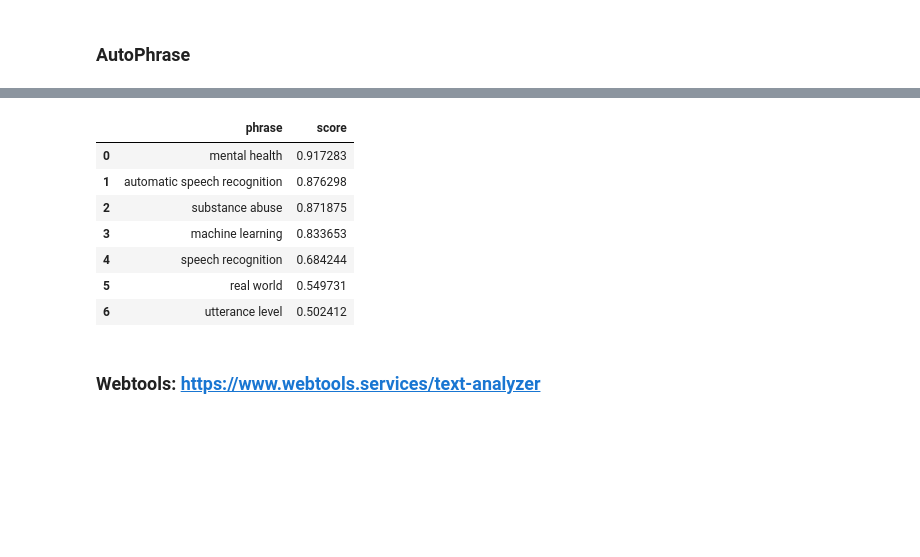
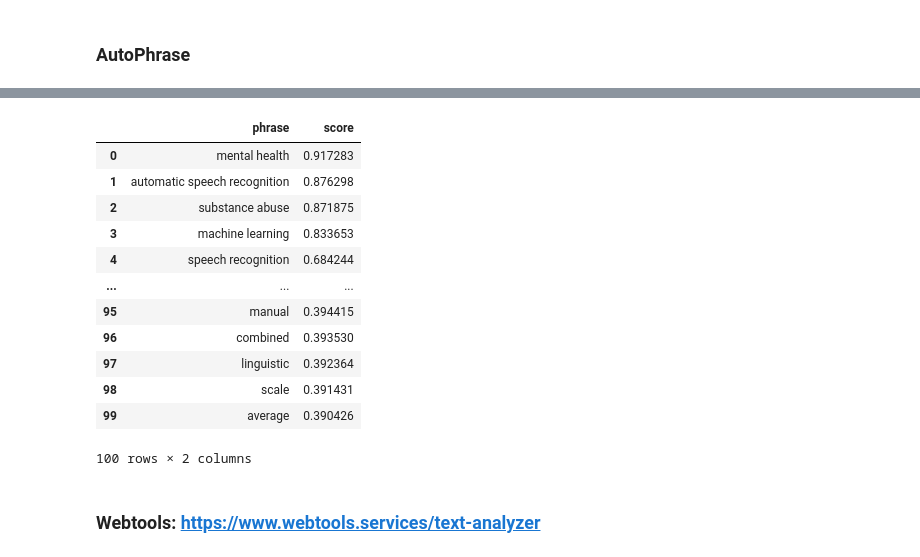
Before and after one commit to YichunRen/AutoLibrary-Scientific-Paper-Keywords-Extraction-, a Jupyter notebook: notebooks/Experiment.ipynb, the cells around one changed output, grey strips where cells are left out. Drawn from its saved outputs; the diff is of its cells as text; code cells hidden in the pictures; blank space fills up the shorter version.

Commit message:
autophrase weighted

```diff
--- a/notebooks/Experiment.ipynb
+++ b/notebooks/Experiment.ipynb
@@ -99,12 +110,17 @@ weighted_df.head(15)
 # %%
-autophrase_cs_df = weighted_df['Computer Science'].dropna()
+autophrase_cs_df = weighted_df['Computer Science'].dropna().head(100)
 autophrase_cs_df
 # %% [output]
 |  | phrase | score |
 | 0 | mental health | 0.917283 |
 | 1 | automatic speech recognition | 0.876298 |
 | 2 | substance abuse | 0.871875 |
 | 3 | machine learning | 0.833653 |
 | 4 | speech recognition | 0.684244 |
-| 5 | real world | 0.549731 |
-| 6 | utterance level | 0.502412 |
+| ... | ... | ... |
+| 95 | manual | 0.394415 |
+| 96 | combined | 0.393530 |
+| 97 | linguistic | 0.392364 |
+| 98 | scale | 0.391431 |
+| 99 | average | 0.390426 |
+100 rows × 2 columns
```
Also changed, not shown: parts of 33 cells of this notebook, 11 other files.
